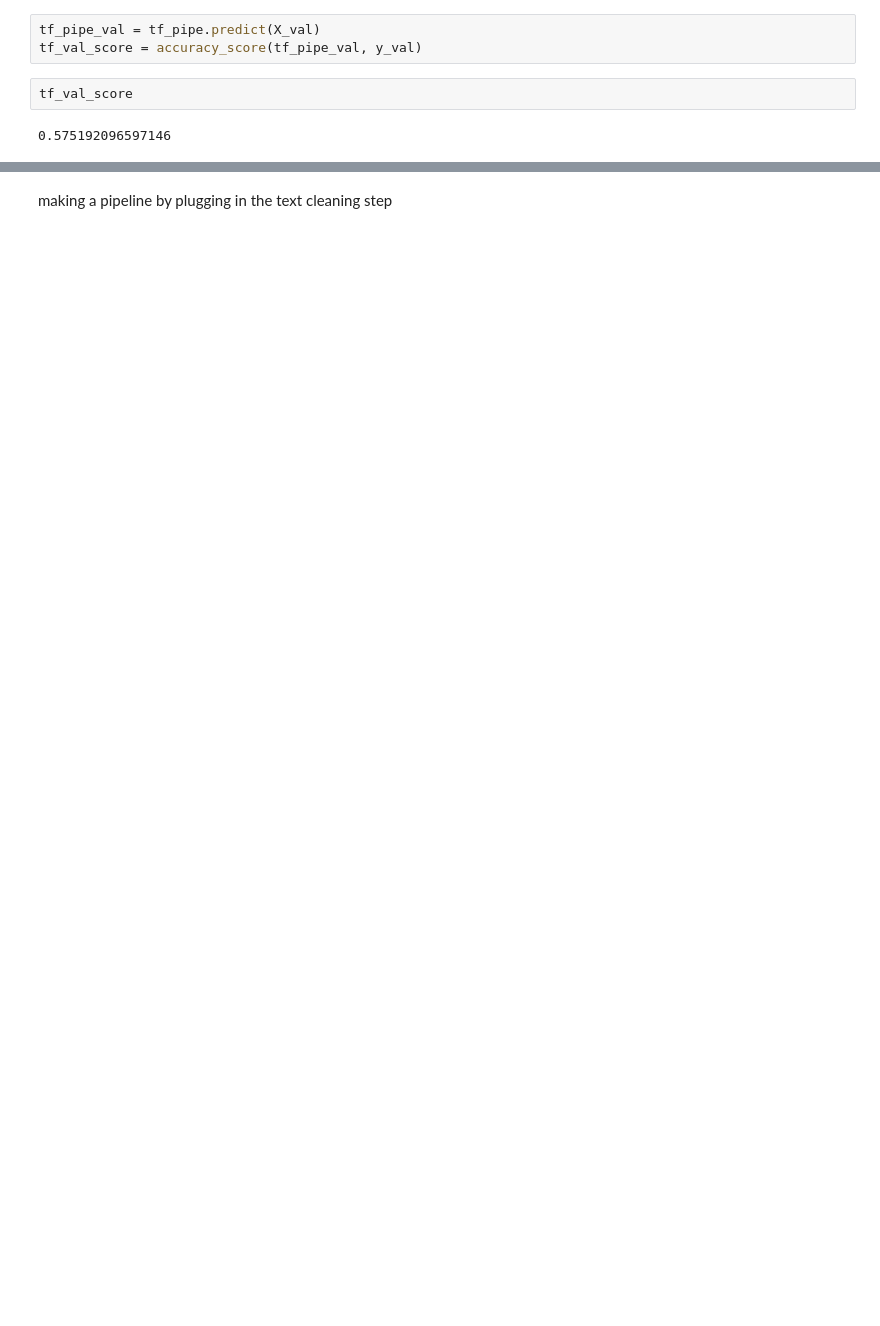
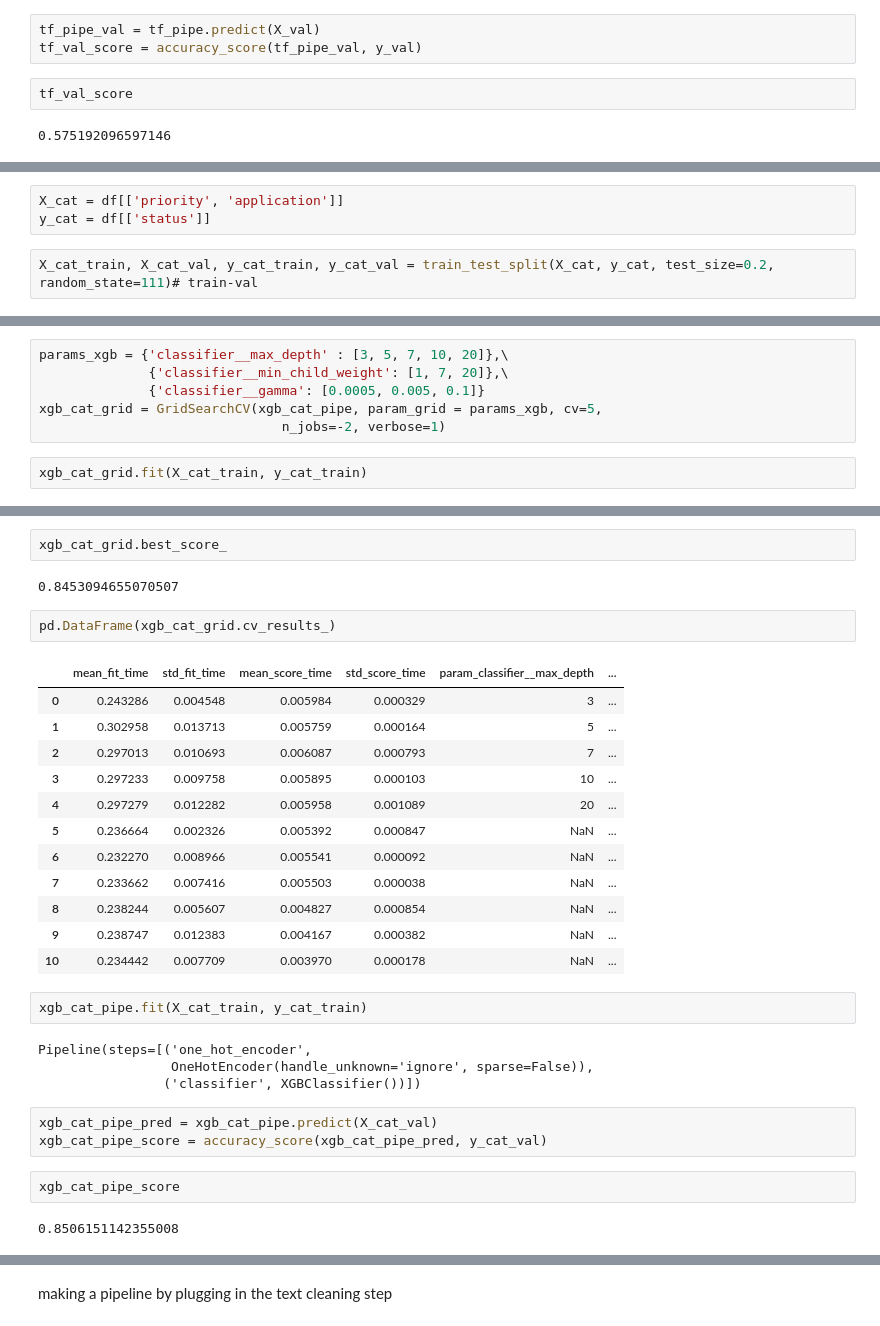
Before and after one commit to 1985shree/1985shree, a Jupyter notebook: app_defect_validation_using_spacy.ipynb, the cells around one changed output, grey strips where cells are left out. Saved outputs shown, nothing was run; the diff lists cells and outputs as text; blank space fills up the shorter version.

```diff
--- a/app_defect_validation_using_spacy.ipynb
+++ b/app_defect_validation_using_spacy.ipynb
@@ -235,0 +257,5 @@ tf_val_score
+# %%
+X_cat = df[['priority', 'application']]
+y_cat = df[['status']]
+# %%
+X_cat_train, X_cat_val, y_cat_train, y_cat_val = train_test_split(X_cat, y_cat, test_size=0.2, random_state=111)# train-val
@@ -235,0 +296,8 @@ tf_val_score
+# %%
+params_xgb = {'classifier__max_depth' : [3, 5, 7, 10, 20]},\
+              {'classifier__min_child_weight': [1, 7, 20]},\
+              {'classifier__gamma': [0.0005, 0.005, 0.1]}
+xgb_cat_grid = GridSearchCV(xgb_cat_pipe, param_grid = params_xgb, cv=5,
+                               n_jobs=-2, verbose=1)
+# %%
+xgb_cat_grid.fit(X_cat_train, y_cat_train)
@@ -235,0 +316,32 @@ tf_val_score
+# %%
+xgb_cat_grid.best_score_
+# %% [output]
+0.8453094655070507
+# %%
+pd.DataFrame(xgb_cat_grid.cv_results_)
+# %% [output]
+|  | mean_fit_time | std_fit_time | mean_score_time | std_score_time | param_classifier__max_depth | ... |
+| 0 | 0.243286 | 0.004548 | 0.005984 | 0.000329 | 3 | ... |
+| 1 | 0.302958 | 0.013713 | 0.005759 | 0.000164 | 5 | ... |
+| 2 | 0.297013 | 0.010693 | 0.006087 | 0.000793 | 7 | ... |
+| 3 | 0.297233 | 0.009758 | 0.005895 | 0.000103 | 10 | ... |
+| 4 | 0.297279 | 0.012282 | 0.005958 | 0.001089 | 20 | ... |
+| 5 | 0.236664 | 0.002326 | 0.005392 | 0.000847 | NaN | ... |
+| 6 | 0.232270 | 0.008966 | 0.005541 | 0.000092 | NaN | ... |
+| 7 | 0.233662 | 0.007416 | 0.005503 | 0.000038 | NaN | ... |
+| 8 | 0.238244 | 0.005607 | 0.004827 | 0.000854 | NaN | ... |
+| 9 | 0.238747 | 0.012383 | 0.004167 | 0.000382 | NaN | ... |
+| 10 | 0.234442 | 0.007709 | 0.003970 | 0.000178 | NaN | ... |
+# %%
+xgb_cat_pipe.fit(X_cat_train, y_cat_train)
+# %% [output]
+Pipeline(steps=[('one_hot_encoder',
+                 OneHotEncoder(handle_unknown='ignore', sparse=False)),
+                ('classifier', XGBClassifier())])
+# %%
+xgb_cat_pipe_pred = xgb_cat_pipe.predict(X_cat_val)
+xgb_cat_pipe_score = accuracy_score(xgb_cat_pipe_pred, y_cat_val)
+# %%
+xgb_cat_pipe_score
+# %% [output]
+0.8506151142355008
```
Also changed, not shown: parts of 54 cells of this notebook.
